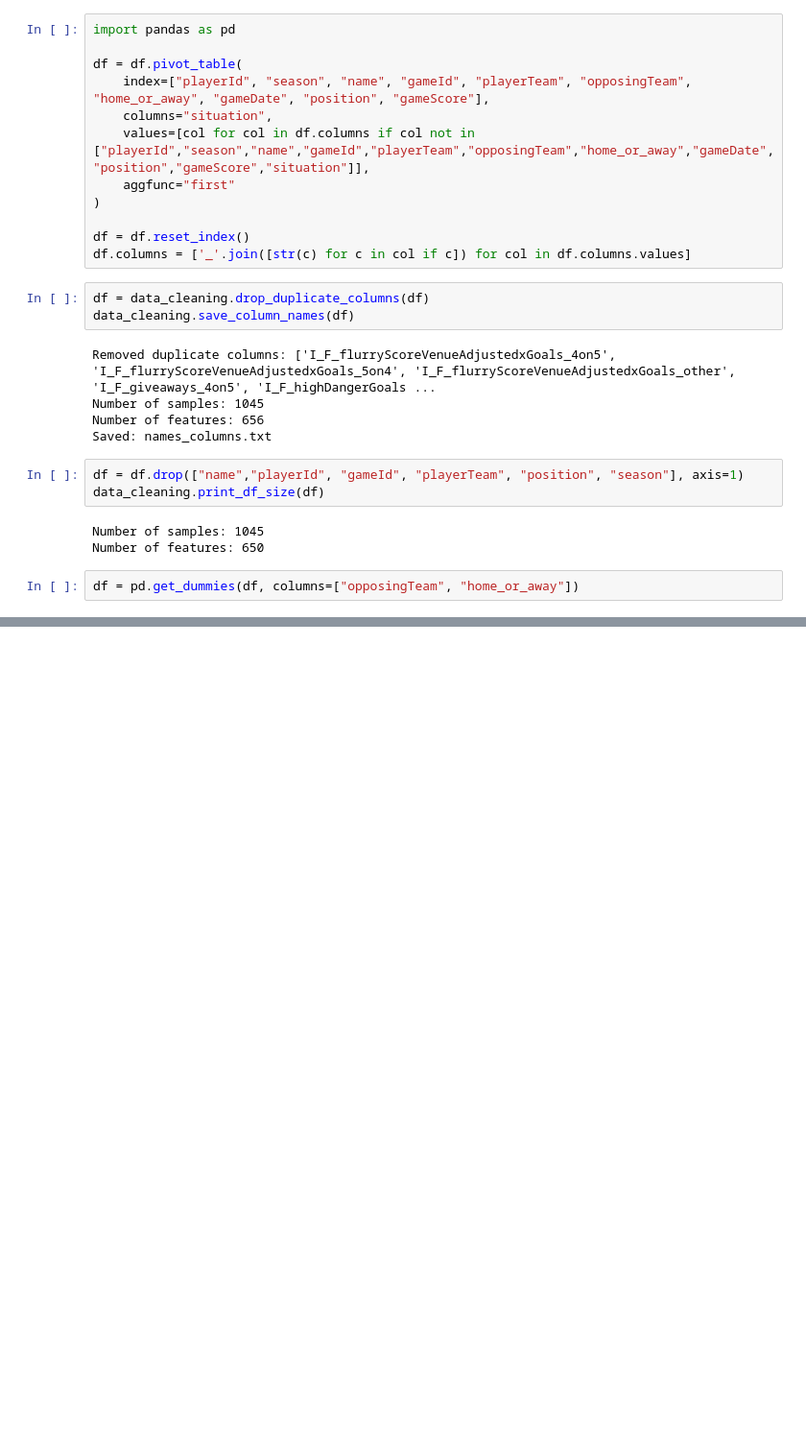
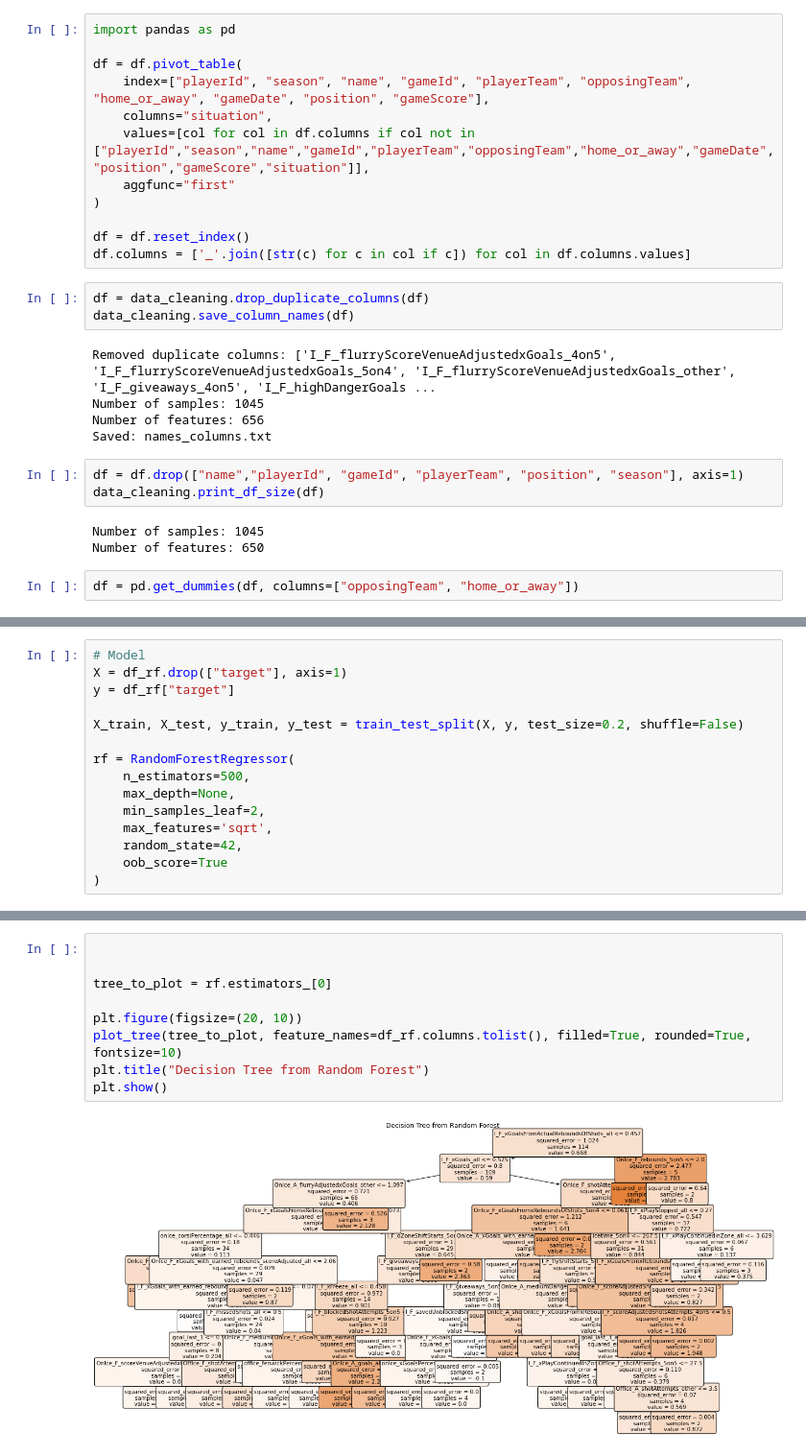
Before and after one commit to thedanicode24/moneypuck-data, a Jupyter notebook: player/matthews.ipynb, the cells around one changed output, grey strips where cells are left out. Shown at 96% size. Cells and saved outputs as stored; diff of their text form; blank space fills up the shorter version.

Commit message:
resources random forest

```diff
--- a/player/matthews.ipynb
+++ b/player/matthews.ipynb
@@ -110 +127,16 @@ df_rf = df_rf.drop(["gameDate"], axis=1)
+# %%
+# Model
+X = df_rf.drop(["target"], axis=1)
+y = df_rf["target"]
+
+X_train, X_test, y_train, y_test = train_test_split(X, y, test_size=0.2, shuffle=False)
+
+rf = RandomForestRegressor(
+    n_estimators=500,
+    max_depth=None,
+    min_samples_leaf=2,
+    max_features='sqrt',
+    random_state=42,
+    oob_score=True
+)
 # %%
@@ -166,4 +173,15 @@ I_F_blockedShotAttempts_4on5                                0.000000
 opposingTeam_PIT                                            0.000000
 opposingTeam_S.J                                            0.000000
 Length: 689, dtype: float64
+# %%
+
+
+tree_to_plot = rf.estimators_[0]
+
+plt.figure(figsize=(20, 10))
+plot_tree(tree_to_plot, feature_names=df_rf.columns.tolist(), filled=True, rounded=True, fontsize=10)
+plt.title("Decision Tree from Random Forest")
+plt.show()
+# %% [output]
+[figure, added]
 # %%
```
Also changed, not shown: parts of 5 cells of this notebook.
